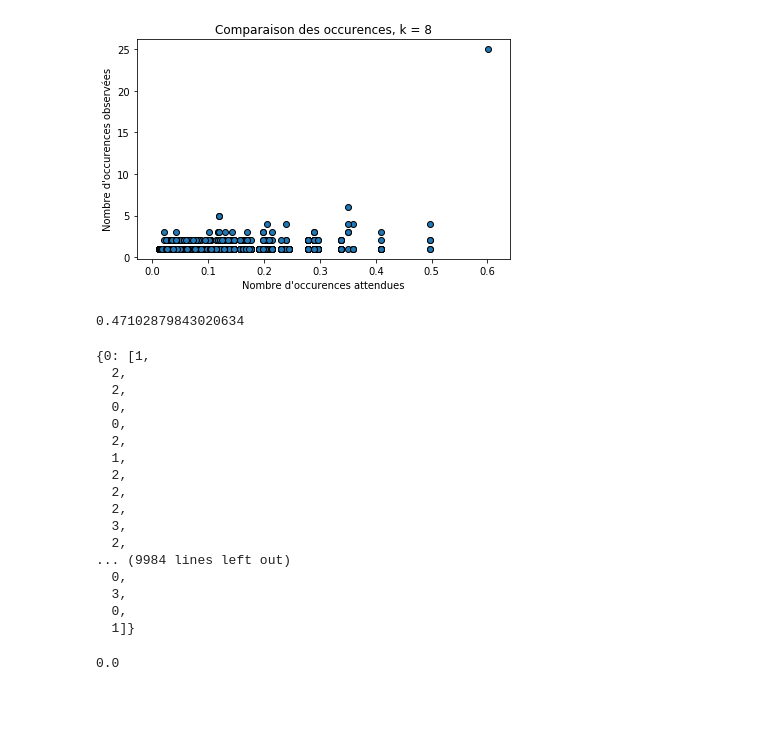
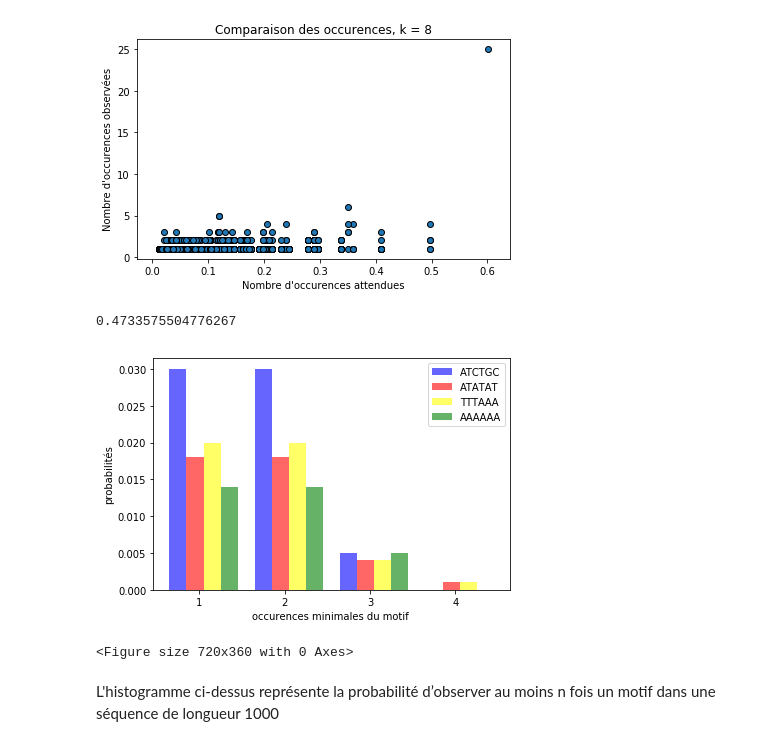
Before and after one commit to ohouens/3i005, a Jupyter notebook: projet_3/Projet3-OHOUENS-FUMERON.ipynb, the cells around one changed output. Cells and saved outputs as stored; diff of their text form; code cells hidden in the pictures; blank space fills up the shorter version.

Commit message:
histogramme

```diff
--- a/projet_3/Projet3-OHOUENS-FUMERON.ipynb
+++ b/projet_3/Projet3-OHOUENS-FUMERON.ipynb
@@ -66,3 +69,9 @@ sequence["complet"] = complet
 sequenceLength = pj.nucleotide_count(sequence["complet"])
 letterFrequency = pj.nucleotide_frequency(sequence["complet"])
 sequenceLog = pj.log_proba_sequence(pj.nucleotide_frequency(sequence["complet"]))
+# %%
+a=[[2,1,2,1,2,1,2,1],[0,3,0,3,0,3,0,3,0]]
+# %%
+for i in a:
+    b="".join(str(j) for j in i)
+b
@@ -91,31 +102,16 @@ for i in range(1000):
     mean.append(pj.compare(4, pj.simule_sequence(100, [0.3, 0.01, 0.345, 0.345])))
 np.mean([mean])
 # %% [output]
-0.47102879843020634
+0.4733575504776267
 # %%
 prob = {}
 for i in range(100):
-    prob[i] = pj.simule_sequence(100,[0.25,0.25,0.25,0.25])
-prob
+    prob[i] = pj.simule_sequence(1000,[0.25,0.25,0.25,0.25])
+motifs = ['ATCTGC','ATATAT','TTTAAA','AAAAAA']
-# %% [output]
-{0: [1,
-  2,
-  2,
-  0,
-  0,
-  2,
-  1,
-  2,
-  2,
-  2,
-  3,
-  2,
-... (9984 lines left out)
-  0,
-  3,
-  0,
-  1]}
-# %%
-pj.probaempirique(prob,' AC',2)
-# %% [output]
-0.0
+# %%
+pj.histogramme(pj.creationhisto(motifs,4,prob),motifs,4)
+# %% [output]
+[figure, added]
+<Figure size 720x360 with 0 Axes>
+# %% [markdown]
+L'histogramme ci-dessus représente la probabilité d’observer au moins n fois un motif dans une séquence de longueur 1000
```
Also changed, not shown: parts of 3 cells of this notebook, 1 other file.
